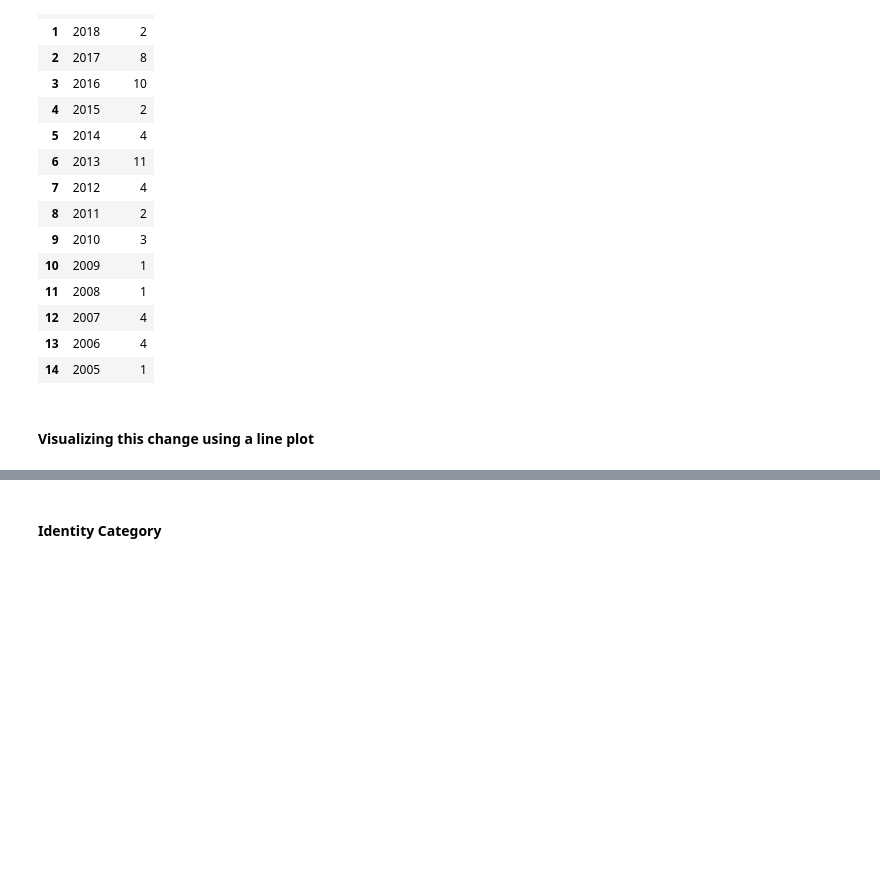
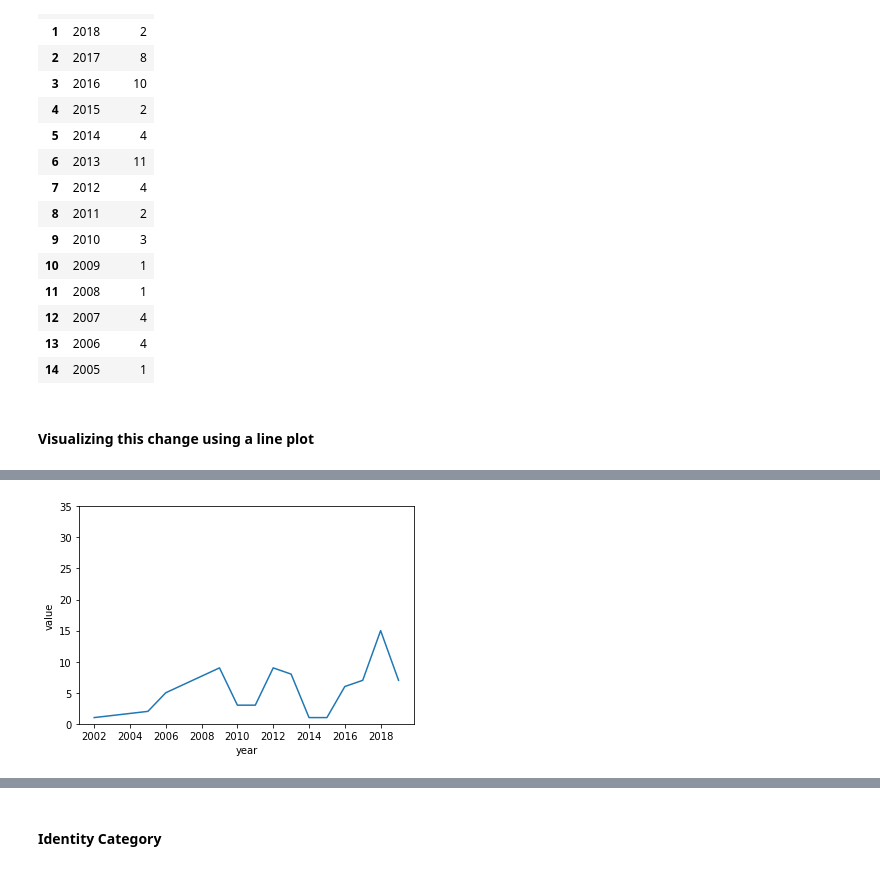
Before and after one commit to data301-2020-winter2/course-project-group_1052, a Jupyter notebook: analysis/Tia/Tia_Milestone_2_Task4.ipynb, the cells around one changed output, grey strips where cells are left out. Cells and saved outputs as stored; diff of their text form; code cells hidden in the pictures; blank space fills up the shorter version.

```diff
--- a/analysis/Tia/Tia_Milestone_2_Task4.ipynb
+++ b/analysis/Tia/Tia_Milestone_2_Task4.ipynb
@@ -240,0 +239,9 @@ Text(0.5, 1.0, 'Usage of the f word over the years')
+# %%
+sns.lineplot(data=pf.badWorddf(df,'badWord','shit'),
+             x='year',
+             y='value'
+            )
+plt.yticks(range(0,36,5))
+plt.xticks(range(2002,2020,2));
+# %% [output]
+[figure, added]
```
Also changed, not shown: parts of 9 cells of this notebook.
